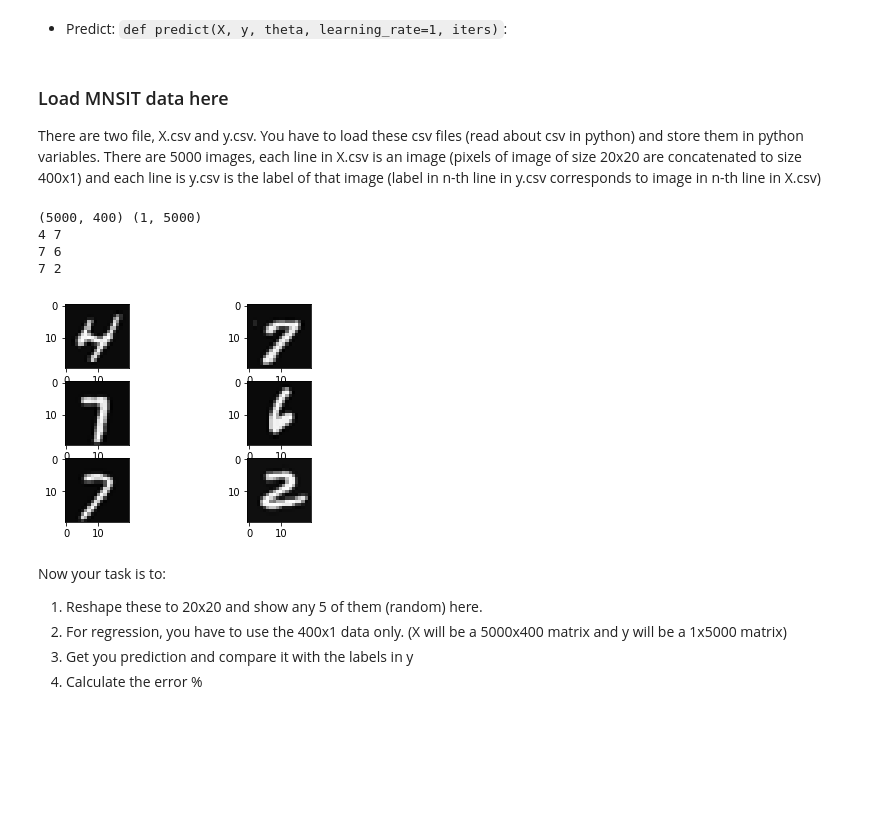
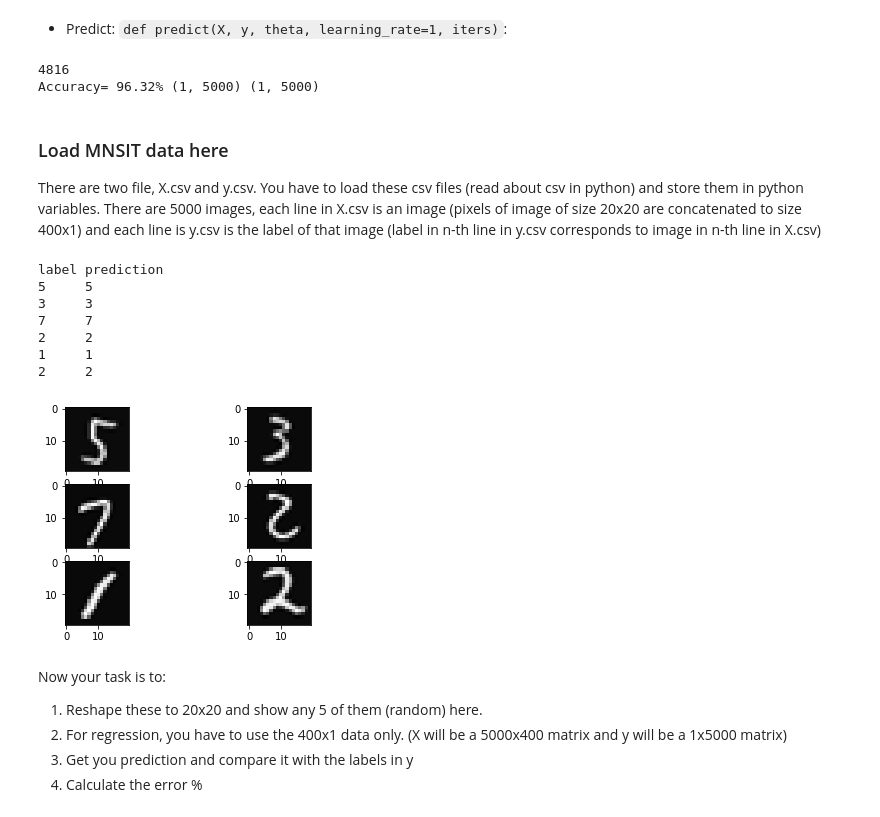
Before and after one commit to aka2910/hello-git, a Jupyter notebook: Assignment 3/Logistic Regression.ipynb, the cells around one changed output. Saved outputs shown, nothing was run; the diff lists cells and outputs as text; code cells hidden in the pictures; blank space fills up the shorter version.

```diff
--- a/Assignment 3/Logistic Regression.ipynb
+++ b/Assignment 3/Logistic Regression.ipynb
@@ -17,8 +18,8 @@ def sigmoid(x):
     return 1/(1+np.exp(-x))
 
 def cost_fn(A,y):
-    cost=-np.sum(y*np.log(A)+(1-y)*np.log(1-A))/50000
-    return cost*100
+    cost=-np.sum(y*np.log(A)+(1-y)*np.log(1-A))/5000
+    return cost
 # %% [markdown]
 - cost function: `def cost_fn(x,y,theta):` (refer to the course)
 # %%
@@ -47,20 +48,27 @@ $\theta_{j+1} = \theta_j - \frac{1}{m} \Sigma_{i=1}^m ((h_\theta(x)-y)x_j)$
 You have to initialise $\theta$ and update it at each iteration according to this gradient descent equation
 # %%
 X=np.array(pd.read_csv("X.csv",header=None))
-y=np.array(pd.read_csv("Y.csv",header=None))
+y=np.array(pd.read_csv("y.csv",header=None))
 y=y.reshape(1,5000)
-theta=np.random.randn(401,10)
+theta=np.zeros((401,10))
 y_hot=np.zeros((10,5000))
 for i in range(5000):
     y_hot[y[0][i]][i]=1
 print(X.shape,y.shape,theta.shape,y_hot.shape)
 costplt=[]
 rateplt=[]
-for i in range(200):
-    theta,cost=gradient_descent(X,y_hot,np.zeros((401,10)),100,i/2)
+
+for i in range(170):
+    theta_temp,cost=gradient_descent(X,y_hot,np.zeros((401,10)),100,i/2)
     costplt.append(cost)
     rateplt.append(i/2)
 plt.plot(rateplt,costplt)
+plt.xlabel("learning rate")
+plt.ylabel("Cost for 100 iters")
 plt.show()
+
+#optimal learning rate is at roughly about 26 for 100 itearations
+theta_final,cost_final=gradient_descent(X,y_hot,theta,10000,26)
+print("Value of Cost Function at end-",cost_final)
 # %% [output]
 (5000, 400) (1, 5000) (401, 10) (10, 5000)
@@ -68,5 +77,22 @@ plt.show()
 # %% [markdown]
 - Predict: `def predict(X, y, theta, learning_rate=1, iters)`:
+# %%
+def predict(X, theta):
+    x=X.T
+    x=np.vstack((np.ones((1,5000)),x))
+    z=np.dot(theta.T,x)
+    A=sigmoid(z)
+#A is 10x5000. we need row inder of max element in each column
+    row_index = A.argmax(axis=0)
+    return row_index
+
+y_pred=predict(X,theta_final).reshape(1,5000)
+check=np.where(y_pred==y,1,0)
+print(np.sum(check))
+print("Accuracy= {}%".format(np.sum(check)/50),y_pred.shape,y.shape)
+# %% [output]
+4816
+Accuracy= 96.32% (1, 5000) (1, 5000)
 # %% [markdown]
 ### Load MNSIT data here
 
@@ -74,21 +100,24 @@ There are two file, X.csv and y.csv.
 You have to load these csv files (read about csv in python) and store them in python variables.
 There are 5000 images, each line in X.csv is an image (pixels of image of size 20x20 are concatenated to size 400x1) and each line is y.csv is the label of that image (label in n-th line in y.csv corresponds to image in n-th line in X.csv)
 # %%
+print("label","prediction")
 for i in range (6):
     k=np.random.randint(0,5001)
-    print(y[0][k],end=" ")
-    if((i+1)%2==0):print()
+    print(y[0][k],"   ", y_pred[0][k])
     digit=X[k]
     digit=digit.reshape(20,20)
     plt.subplot(3,2,i+1)
     plt.imshow(digit.T,cmap="gray") #image was laterally inverted so took T
 plt.show()
 # %% [output]
-(5000, 400) (1, 5000)
-4 7
-7 6
-7 2
+label prediction
+5     5
+3     3
+7     7
+2     2
+1     1
+2     2
-[figure, old version]
+[figure, new version]
 # %% [markdown]
 Now your task is to:
 1. Reshape these to 20x20 and show any 5 of them (random) here.
```
Also changed, not shown: parts of 5 cells of this notebook.
